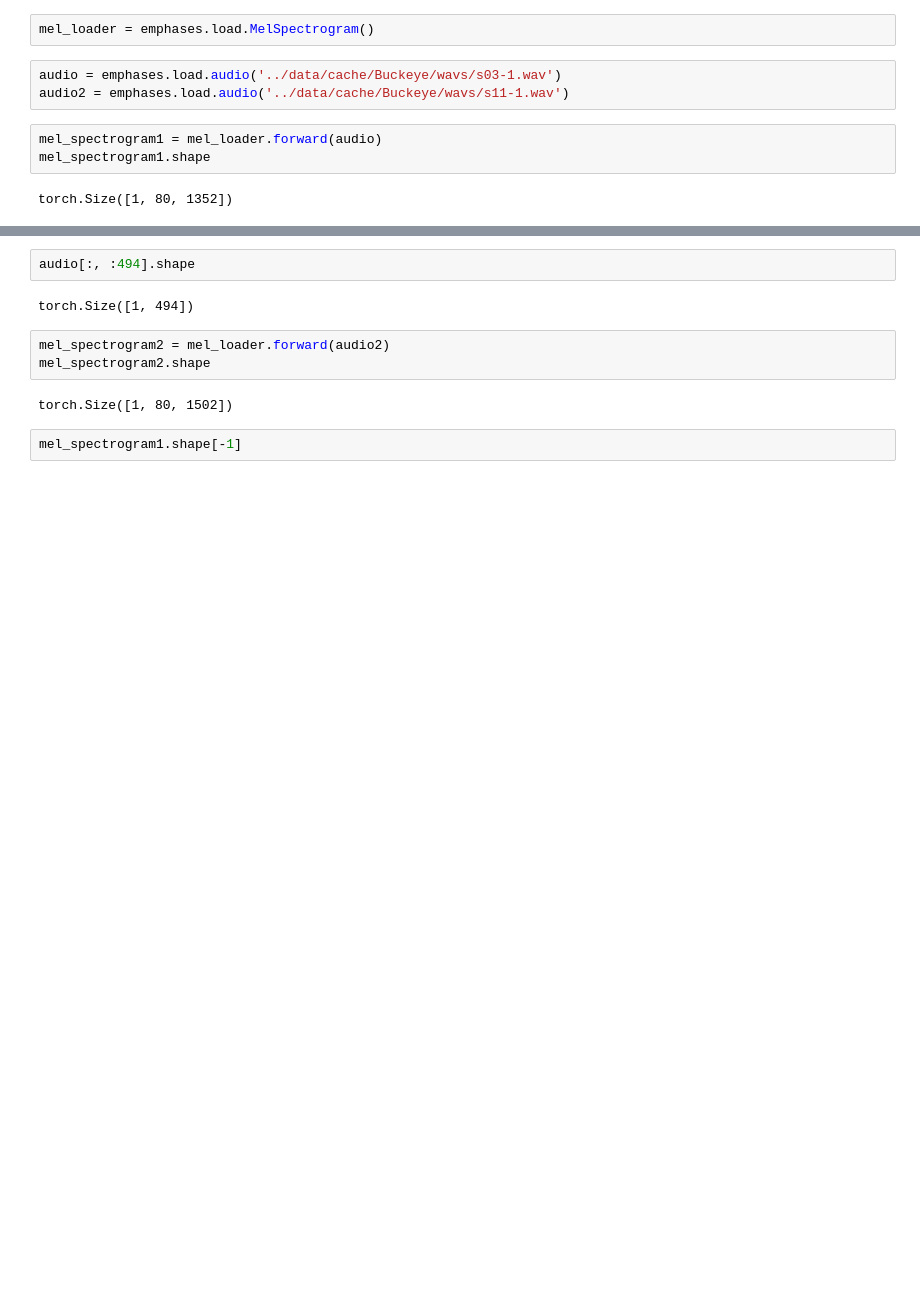
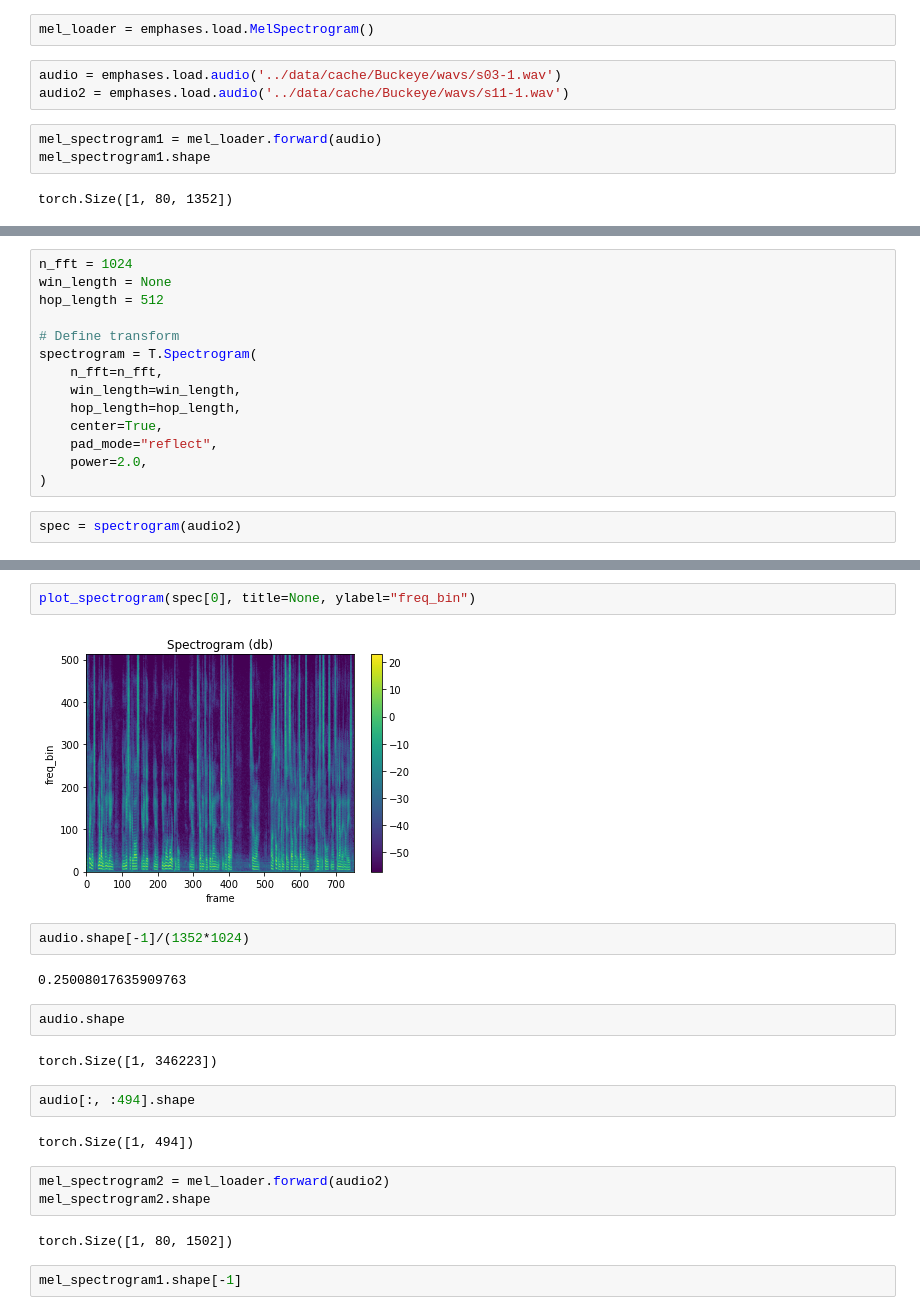
Before and after one commit to interactiveaudiolab/emphases, a Jupyter notebook: utils/raw.ipynb, the cells around one changed output, grey strips where cells are left out. Drawn from its saved outputs; the diff is of its cells as text; blank space fills up the shorter version.

```diff
--- a/utils/raw.ipynb
+++ b/utils/raw.ipynb
@@ -120,0 +164,16 @@ torch.Size([1, 80, 1352])
+# %%
+n_fft = 1024
+win_length = None
+hop_length = 512
+
+# Define transform
+spectrogram = T.Spectrogram(
+    n_fft=n_fft,
+    win_length=win_length,
+    hop_length=hop_length,
+    center=True,
+    pad_mode="reflect",
+    power=2.0,
+)
+# %%
+spec = spectrogram(audio2)
@@ -121,3 +217,15 @@ torch.Size([1, 80, 1352])
+# %%
+plot_spectrogram(spec[0], title=None, ylabel="freq_bin")
+# %% [output]
+[figure, added]
+# %%
+audio.shape[-1]/(1352*1024)
+# %% [output]
+0.25008017635909763
+# %%
+audio.shape
+# %% [output]
+torch.Size([1, 346223])
 # %%
 audio[:, :494].shape
 # %% [output]
```
Also changed, not shown: parts of 36 cells of this notebook, 6 other files.
